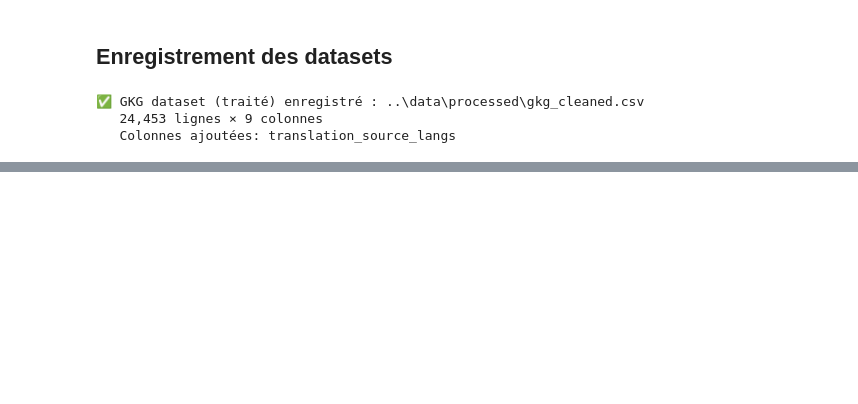
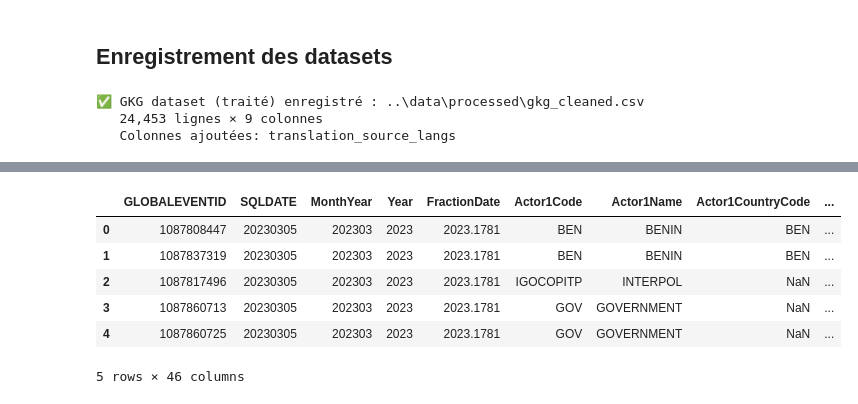
Before and after one commit to Equipe-003/Hackathon_iSHEEROXDatacamp, a Jupyter notebook: notebooks/data_cleaning.ipynb, the cells around one changed output, grey strips where cells are left out. Cells and saved outputs as stored; diff of their text form; code cells hidden in the pictures; blank space fills up the shorter version.

```diff
--- a/notebooks/data_cleaning.ipynb
+++ b/notebooks/data_cleaning.ipynb
@@ -262,0 +265,23 @@ print(f"   Colonnes ajoutées: translation_source_langs")
+# %%
+# Adapter selon votre environnement
+
+# Option A : Local (VS Code, Jupyter classique)
+#THEMES_DATA_PATH = Path('..') / 'data' / 'raw' / 'gkg_themes_2021_2026.csv'
+GKG_2021_2026_DATA_PATH = Path('..') / 'data' / 'raw' / 'gkg_2021_2026.csv'
+EVENTS_DATA_PATH = Path('..') / 'data' / 'raw' / 'events_2021_2026.csv'
+# Option B : Google Colab (décommenter si nécessaire)
+# from google.colab import drive
+# drive.mount('/content/drive')
+# THEMES_DATA_PATH = '/content/drive/MyDrive/hackathon/gkg_themes_2021_2026.csv'
+# GKG_2021_2026_DATA_PATH = '/content/drive/MyDrive/hackathon/gkg_2021_2026.csv'
+# EVENTS_DATA_PATH = '/content/drive/MyDrive/hackathon/events_2021_2026.csv'
+
+#events_df = pd.read_csv(EVENTS_DATA_PATH, low_memory=False)
+#gkg_df = pd.read_csv(GKG_2021_2026_DATA_PATH, low_memory=False)
+#themes_df = pd.read_csv(THEMES_DATA_PATH, low_memory=False)
+
+## Merge of the datasets
+#gkg_df = gkg_df.merge(themes_df, how='left', on='GKGRECORDID')
+
+#print(f'✅ Events dataset chargé : {events_df.shape[0]:,} lignes × {events_df.shape[1]} colonnes')
+#print(f'✅ GKG dataset chargé : {gkg_df.shape[0]:,} lignes × {gkg_df.shape[1]} colonnes')
@@ -262,0 +341,29 @@ print(f"   Colonnes ajoutées: translation_source_langs")
+# %%
+# 2.3 Valeurs manquantes Evénements et doublons events_df
+seen = set()
+clean_chunks = []
+
+for chunk in pd.read_csv(EVENTS_DATA_PATH, chunksize=100_000):
+
+    # drop colonnes vides
+    missing_pct = chunk.isnull().mean()
+    chunk = chunk.drop(columns=missing_pct[missing_pct > 0.8].index, errors="ignore")
+
+    # déduplication locale
+    chunk = chunk.drop_duplicates()
+
+    clean_chunks.append(chunk)
+
+events_df = pd.concat(clean_chunks, ignore_index=True)
+
+# déduplication finale (sécurité)
+events_df_no_duplicates = events_df.drop_duplicates()
+events_df_no_duplicates.head()
+# %% [output]
+|  | GLOBALEVENTID | SQLDATE | MonthYear | Year | FractionDate | Actor1Code | Actor1Name | Actor1CountryCode | ... |
+| 0 | 1087808447 | 20230305 | 202303 | 2023 | 2023.1781 | BEN | BENIN | BEN | ... |
+| 1 | 1087837319 | 20230305 | 202303 | 2023 | 2023.1781 | BEN | BENIN | BEN | ... |
+| 2 | 1087817496 | 20230305 | 202303 | 2023 | 2023.1781 | IGOCOPITP | INTERPOL | NaN | ... |
+| 3 | 1087860713 | 20230305 | 202303 | 2023 | 2023.1781 | GOV | GOVERNMENT | NaN | ... |
+| 4 | 1087860725 | 20230305 | 202303 | 2023 | 2023.1781 | GOV | GOVERNMENT | NaN | ... |
+5 rows × 46 columns
```
Also changed, not shown: parts of 9 cells of this notebook, 33 other files.
